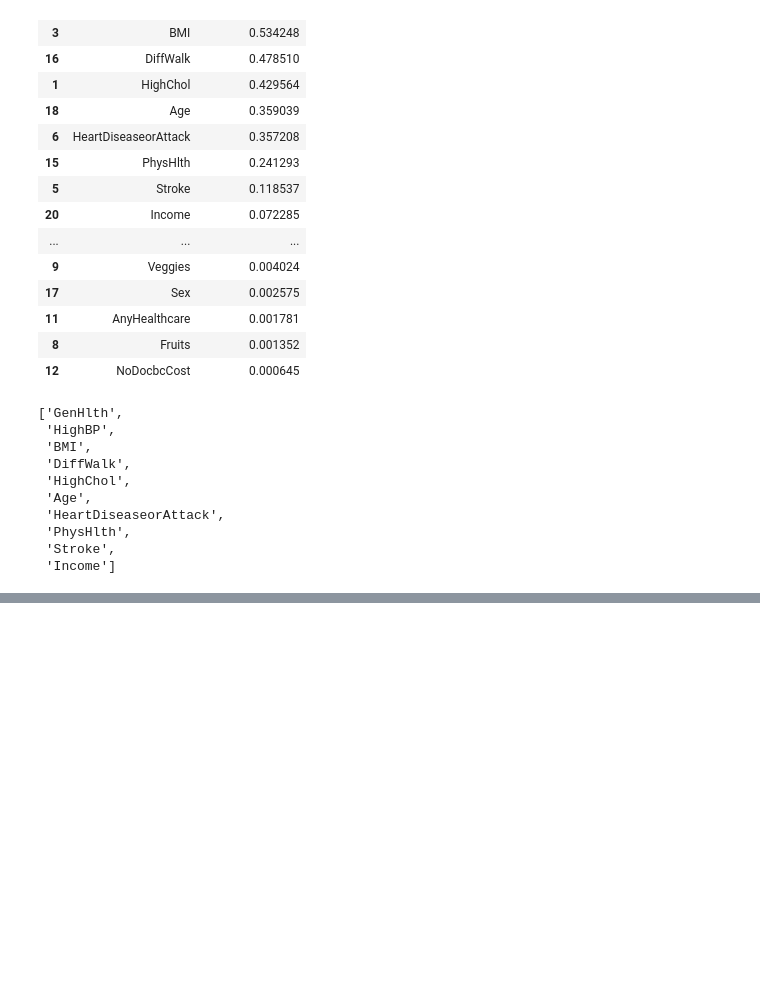
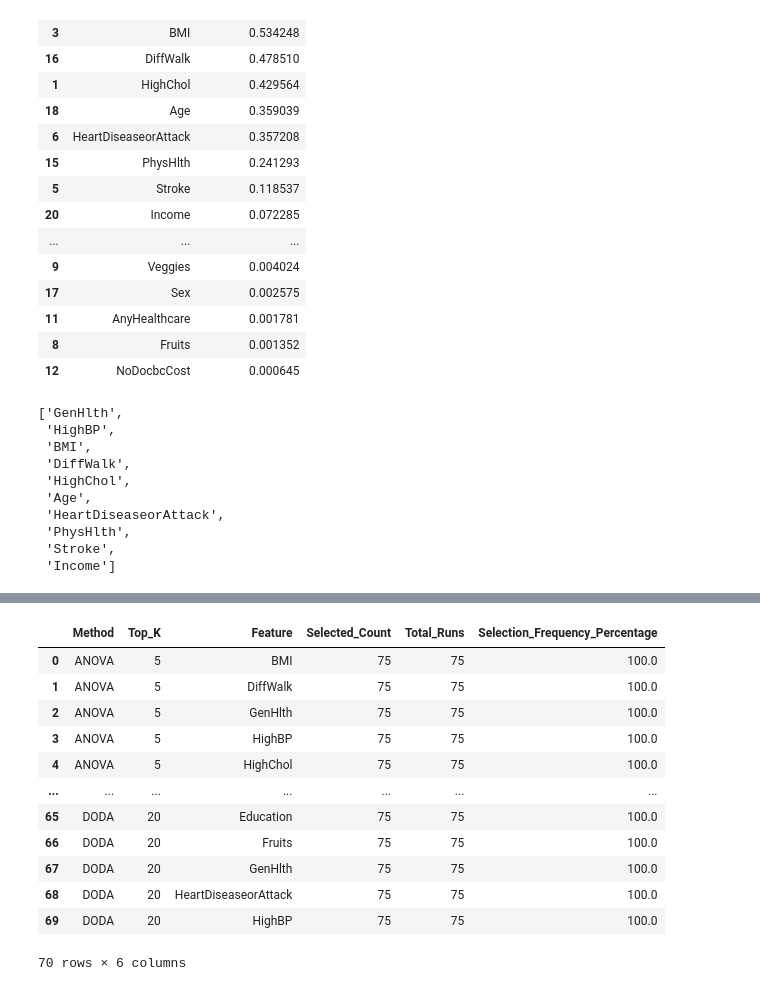
Before and after one commit to anandha-3679/msc_research, a Jupyter notebook: notebooks/anandha/Diabetes/diabetes_annova.ipynb, the cells around one changed output, grey strips where cells are left out. Cells and saved outputs as stored; diff of their text form; code cells hidden in the pictures; blank space fills up the shorter version.

```diff
--- a/notebooks/anandha/Diabetes/diabetes_annova.ipynb
+++ b/notebooks/anandha/Diabetes/diabetes_annova.ipynb
@@ -1268,0 +2494,30 @@ Since ANOVA represents only one mathematical feature-selection method, these fin
+# %%
+# =============================================================================
+# PREPARE STABILITY DATAFRAME
+# =============================================================================
+
+stability_df = results_df[
+    ["Run", "Method", "Top_K", "Selected_Features"]
+].copy()
+
+stability_df["Feature_Set"] = stability_df["Selected_Features"].apply(
+    lambda x: {
+        feature.strip()
+        for feature in x.split(",")
+        if feature.strip()
+    }
+)
+
+print("Shape:", stability_df.shape)
+
+print("\nMethods:")
+print(stability_df["Method"].unique())
+
+print("\nTop-K:")
+print(sorted(stability_df["Top_K"].unique()))
+
+display(
+    stability_df[
+        ["Run", "Method", "Top_K", "Feature_Set"]
+    ].head()
+)
@@ -1268,0 +2603,27 @@ Since ANOVA represents only one mathematical feature-selection method, these fin
+# %%
+# =============================================================================
+# TOP FREQUENTLY SELECTED FEATURES
+# =============================================================================
+
+top_frequency_features = (
+    selection_frequency_df
+    .groupby(["Method", "Top_K"], group_keys=False)
+    .head(10)
+    .reset_index(drop=True)
+)
+
+display(top_frequency_features)
+# %% [output]
+|  | Method | Top_K | Feature | Selected_Count | Total_Runs | Selection_Frequency_Percentage |
+| 0 | ANOVA | 5 | BMI | 75 | 75 | 100.0 |
+| 1 | ANOVA | 5 | DiffWalk | 75 | 75 | 100.0 |
+| 2 | ANOVA | 5 | GenHlth | 75 | 75 | 100.0 |
+| 3 | ANOVA | 5 | HighBP | 75 | 75 | 100.0 |
+| 4 | ANOVA | 5 | HighChol | 75 | 75 | 100.0 |
+| ... | ... | ... | ... | ... | ... | ... |
+| 65 | DODA | 20 | Education | 75 | 75 | 100.0 |
+| 66 | DODA | 20 | Fruits | 75 | 75 | 100.0 |
+| 67 | DODA | 20 | GenHlth | 75 | 75 | 100.0 |
+| 68 | DODA | 20 | HeartDiseaseorAttack | 75 | 75 | 100.0 |
+| 69 | DODA | 20 | HighBP | 75 | 75 | 100.0 |
+70 rows × 6 columns
```
Also changed, not shown: parts of 13 cells of this notebook, 43 other files.
